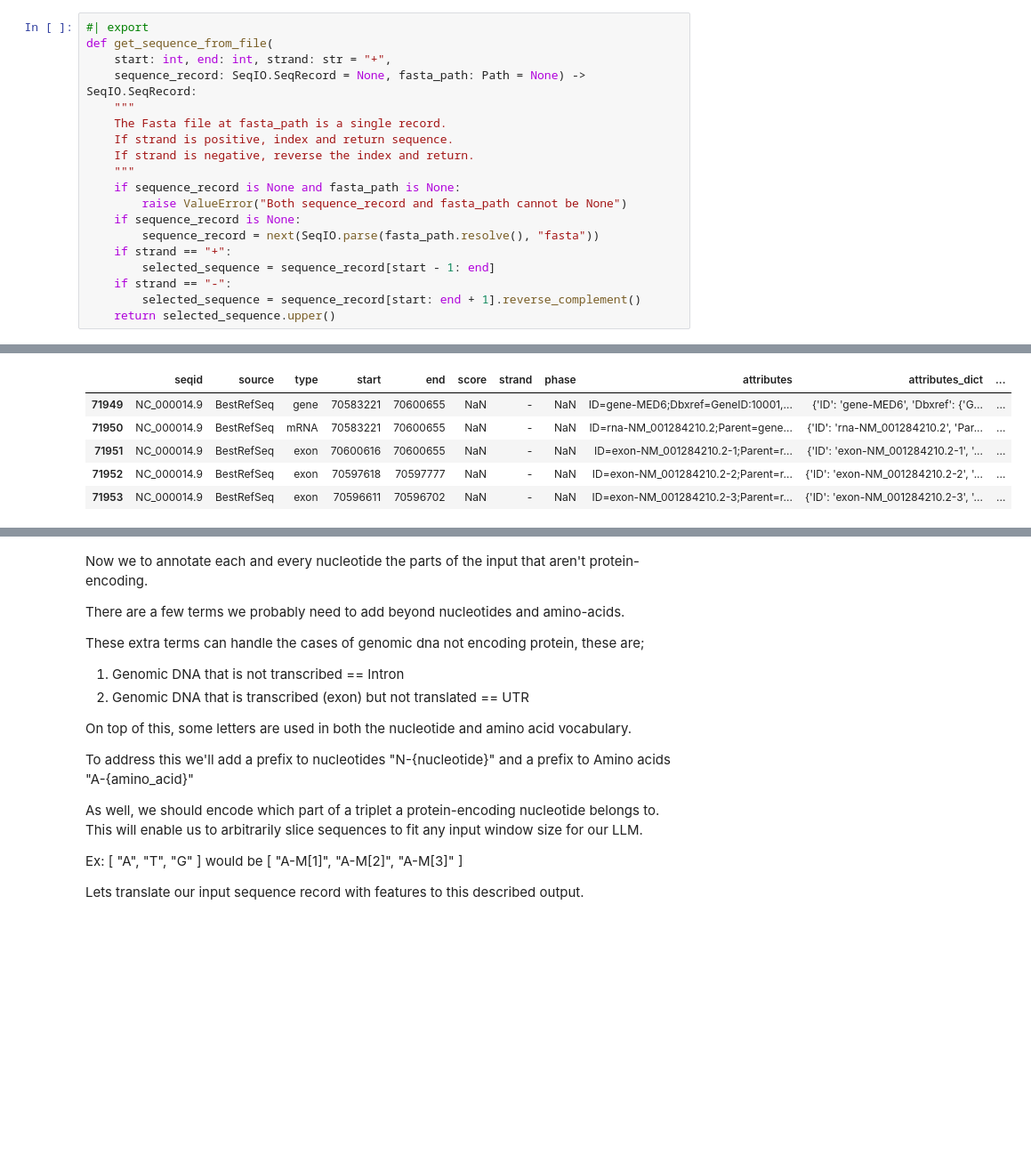
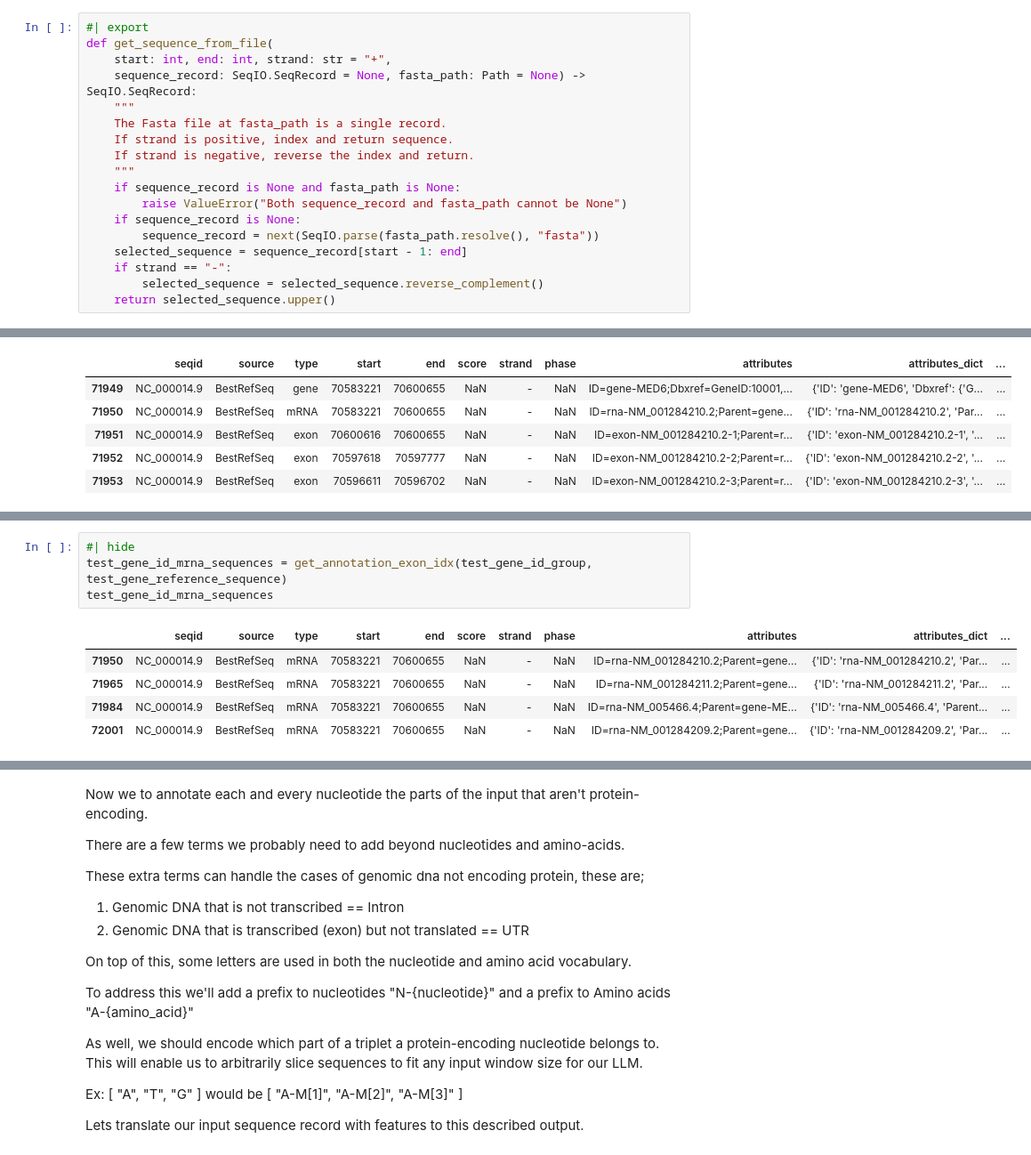
Before and after one commit to DataAndDeadlifts/main, a Jupyter notebook: nbs/03_build-translation-training-data.ipynb, the cells around one changed output, grey strips where cells are left out. Shown at 89% size. Drawn from its saved outputs; the diff is of its cells as text; blank space fills up the shorter version.

```diff
--- a/nbs/03_build-translation-training-data.ipynb
+++ b/nbs/03_build-translation-training-data.ipynb
@@ -284,10 +285,9 @@ def get_sequence_from_file(
         raise ValueError("Both sequence_record and fasta_path cannot be None")
     if sequence_record is None:
         sequence_record = next(SeqIO.parse(fasta_path.resolve(), "fasta"))
-    if strand == "+":
-        selected_sequence = sequence_record[start - 1: end]
+    selected_sequence = sequence_record[start - 1: end]
     if strand == "-":
-        selected_sequence = sequence_record[start: end + 1].reverse_complement()
+        selected_sequence = selected_sequence.reverse_complement()
     return selected_sequence.upper()
 # %% [markdown]
 Plan is;
@@ -349,0 +782,10 @@ SeqRecord(seq=Seq('TGTAAACGCTCTCGGAATTATGGCGGCGGTGGATATCCGAGGTATACTGTATTG...AAT'
+# %%
+#| hide
+test_gene_id_mrna_sequences = get_annotation_exon_idx(test_gene_id_group, test_gene_reference_sequence)
+test_gene_id_mrna_sequences
+# %% [output]
+|  | seqid | source | type | start | end | score | strand | phase | attributes | attributes_dict | ... |
+| 71950 | NC_000014.9 | BestRefSeq | mRNA | 70583221 | 70600655 | NaN | - | NaN | ID=rna-NM_001284210.2;Parent=gene... | {'ID': 'rna-NM_001284210.2', 'Par... | ... |
+| 71965 | NC_000014.9 | BestRefSeq | mRNA | 70583221 | 70600655 | NaN | - | NaN | ID=rna-NM_001284211.2;Parent=gene... | {'ID': 'rna-NM_001284211.2', 'Par... | ... |
+| 71984 | NC_000014.9 | BestRefSeq | mRNA | 70583221 | 70600655 | NaN | - | NaN | ID=rna-NM_005466.4;Parent=gene-ME... | {'ID': 'rna-NM_005466.4', 'Parent... | ... |
+| 72001 | NC_000014.9 | BestRefSeq | mRNA | 70583221 | 70600655 | NaN | - | NaN | ID=rna-NM_001284209.2;Parent=gene... | {'ID': 'rna-NM_001284209.2', 'Par... | ... |
```
Also changed, not shown: parts of 38 cells of this notebook, 1 other file.
